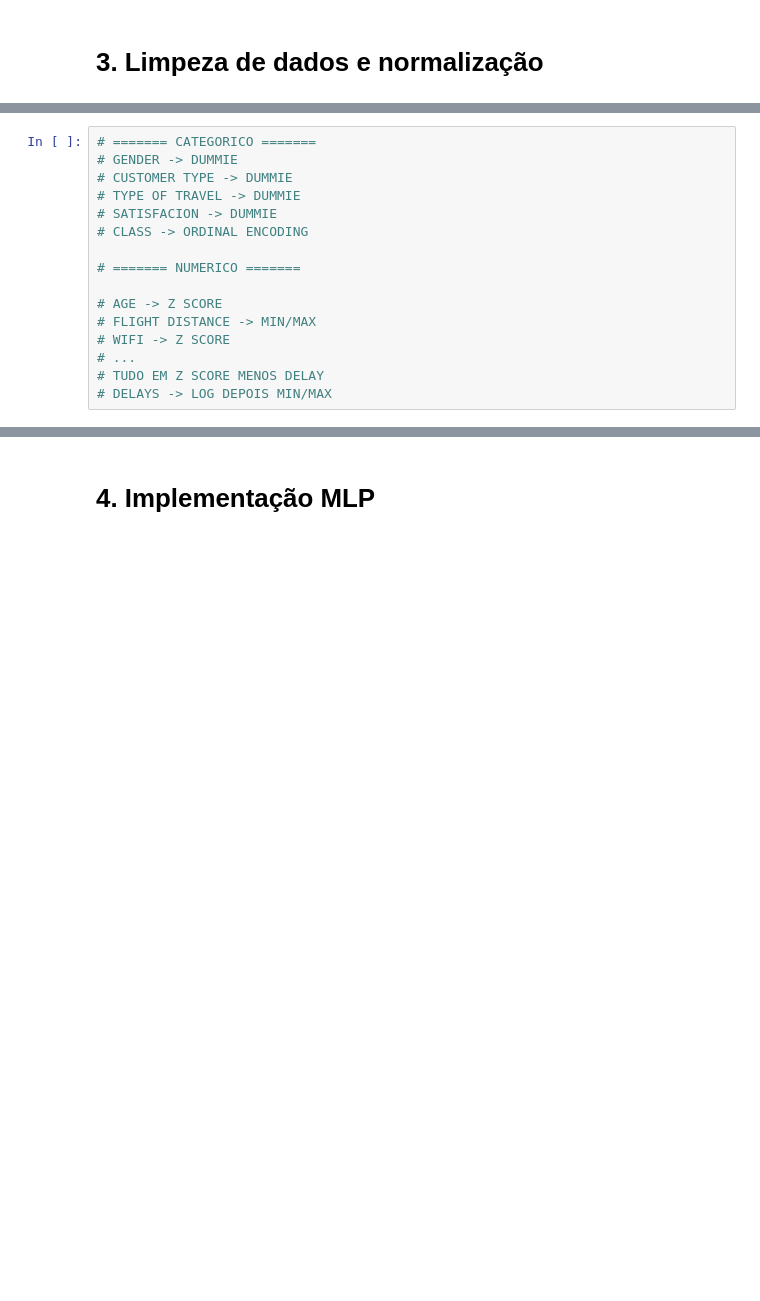
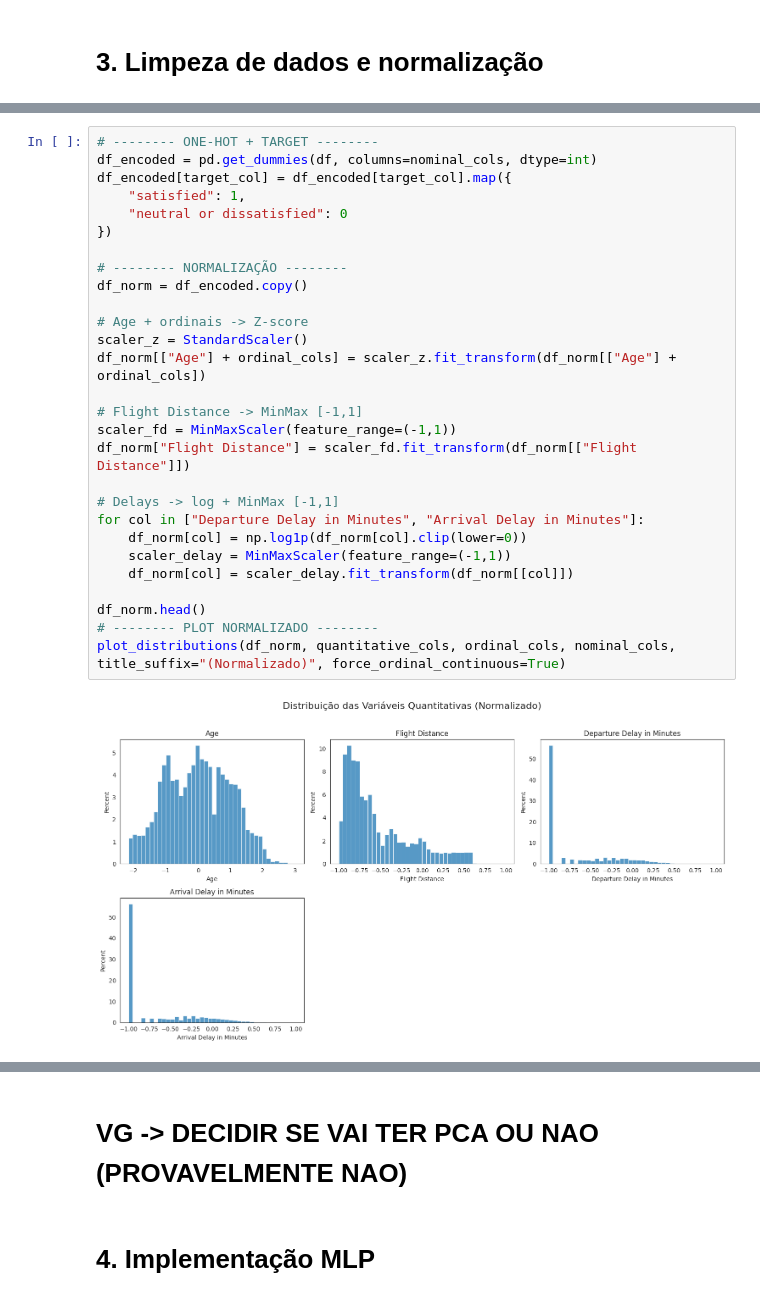
Before and after one commit to felipebns/classification_deeplearning, a Jupyter notebook: classification.ipynb, the cells around one changed output, grey strips where cells are left out. Cells and saved outputs as stored; diff of their text form; blank space fills up the shorter version.

```diff
--- a/classification.ipynb
+++ b/classification.ipynb
@@ -206,16 +158,30 @@ Nas variáveis numéricas, observa-se diversidade: a idade segue uma distribuiç
 # %%
-# ======= CATEGORICO =======
-# GENDER -> DUMMIE
-# CUSTOMER TYPE -> DUMMIE
-# TYPE OF TRAVEL -> DUMMIE
-# SATISFACION -> DUMMIE
-# CLASS -> ORDINAL ENCODING
+# -------- ONE-HOT + TARGET --------
+df_encoded = pd.get_dummies(df, columns=nominal_cols, dtype=int)
+df_encoded[target_col] = df_encoded[target_col].map({
+    "satisfied": 1,
+    "neutral or dissatisfied": 0
+})
 
-# ======= NUMERICO =======
+# -------- NORMALIZAÇÃO --------
+df_norm = df_encoded.copy()
 
-# AGE -> Z SCORE
-# FLIGHT DISTANCE -> MIN/MAX
-# WIFI -> Z SCORE
-# ...
-# TUDO EM Z SCORE MENOS DELAY
-# DELAYS -> LOG DEPOIS MIN/MAX
+# Age + ordinais -> Z-score
+scaler_z = StandardScaler()
+df_norm[["Age"] + ordinal_cols] = scaler_z.fit_transform(df_norm[["Age"] + ordinal_cols])
+
+# Flight Distance -> MinMax [-1,1]
+scaler_fd = MinMaxScaler(feature_range=(-1,1))
+df_norm["Flight Distance"] = scaler_fd.fit_transform(df_norm[["Flight Distance"]])
+
+# Delays -> log + MinMax [-1,1]
+for col in ["Departure Delay in Minutes", "Arrival Delay in Minutes"]:
+    df_norm[col] = np.log1p(df_norm[col].clip(lower=0))
+    scaler_delay = MinMaxScaler(feature_range=(-1,1))
+    df_norm[col] = scaler_delay.fit_transform(df_norm[[col]])
+
+df_norm.head()
+# -------- PLOT NORMALIZADO --------
+plot_distributions(df_norm, quantitative_cols, ordinal_cols, nominal_cols, title_suffix="(Normalizado)", force_ordinal_continuous=True)
+# %% [output]
+[figure, added]
@@ -222,2 +189,4 @@ Nas variáveis numéricas, observa-se diversidade: a idade segue uma distribuiç
+# %% [markdown]
+# VG -> DECIDIR SE VAI TER PCA OU NAO (PROVAVELMENTE NAO)
 # %% [markdown]
 # 4. Implementação MLP
```
Also changed, not shown: parts of 6 cells of this notebook, 2 other files.
